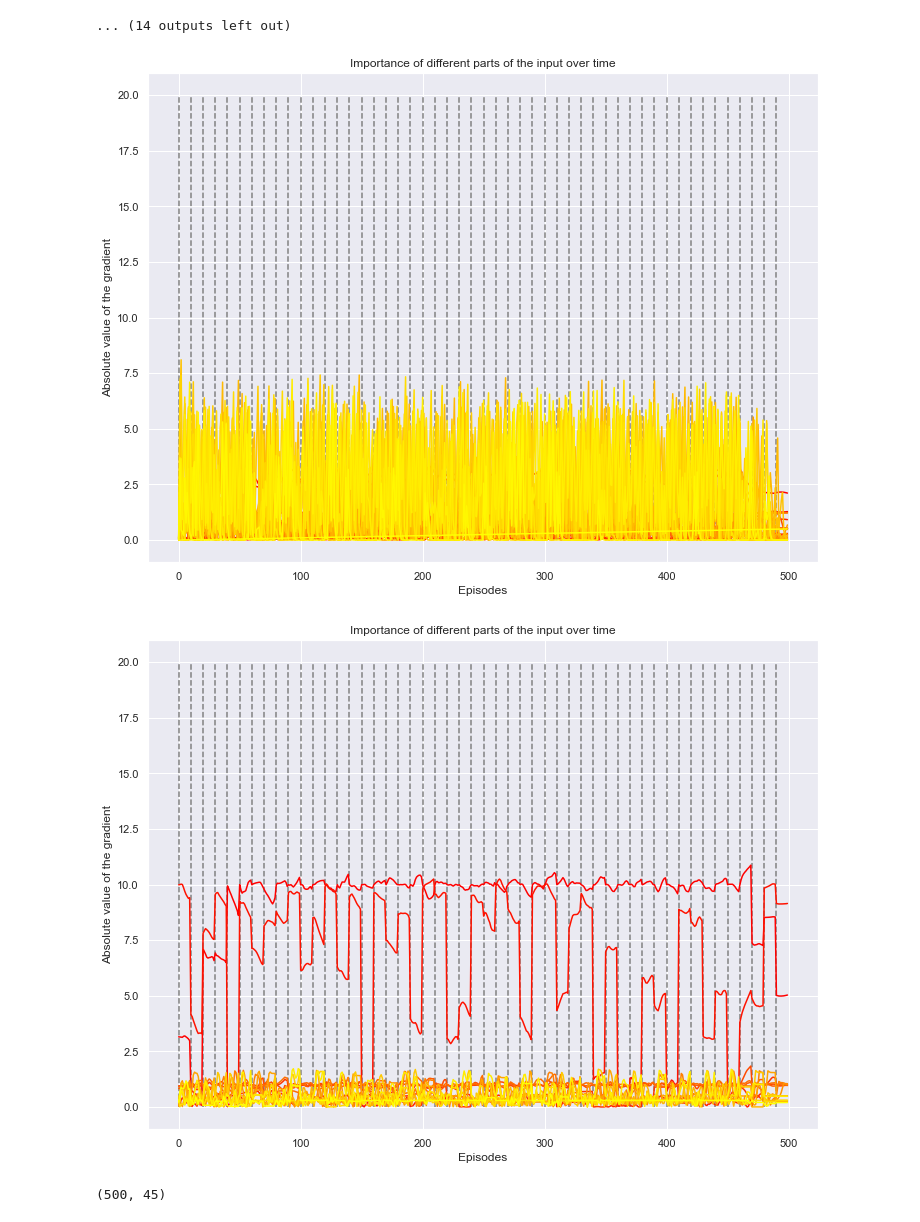
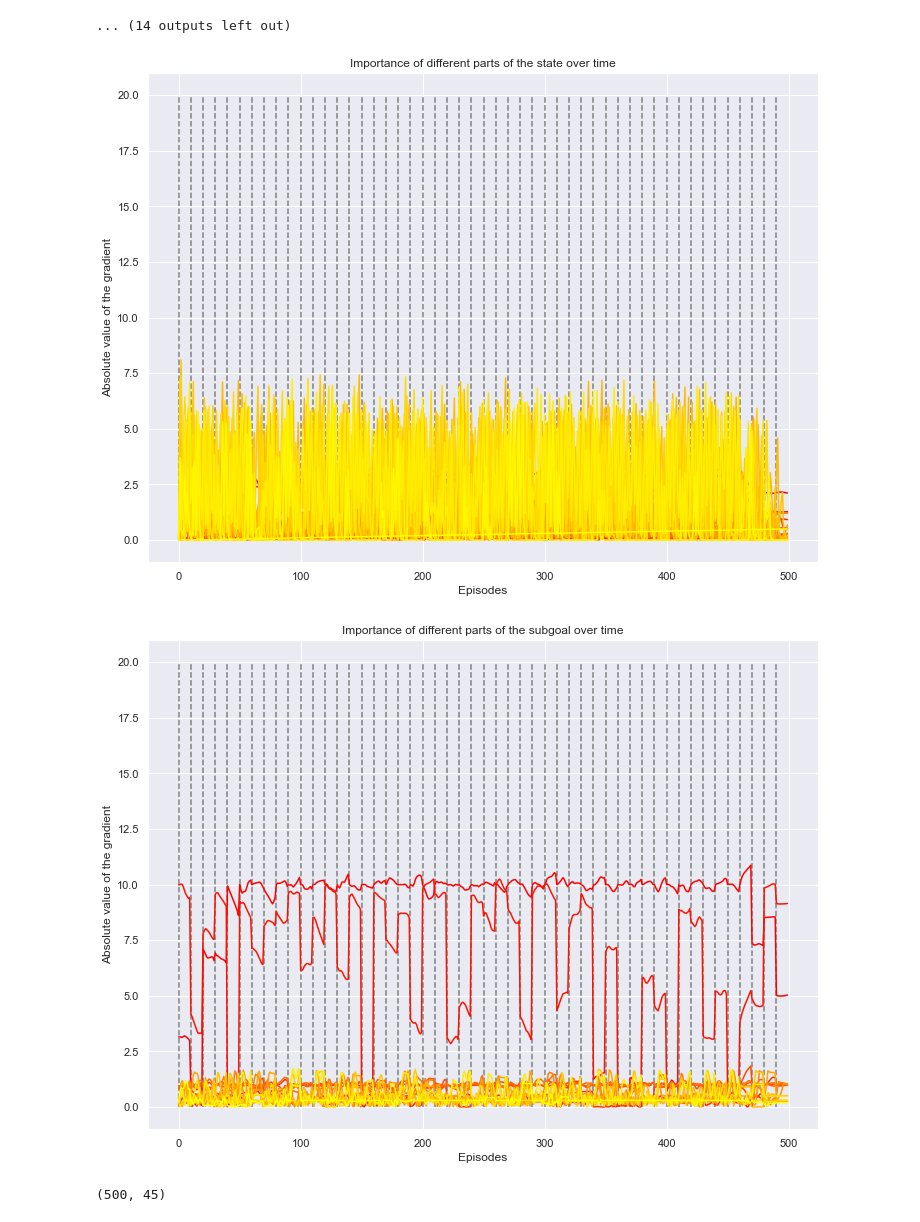
Before and after one commit to bonaert/explainable_rl, a Jupyter notebook: data-efficient-hrl/saliency.ipynb, the cells around one changed output. Saved outputs shown, nothing was run; the diff lists cells and outputs as text; code cells hidden in the pictures.

```diff
--- a/data-efficient-hrl/saliency.ipynb
+++ b/data-efficient-hrl/saliency.ipynb
@@ -102,36 +102,36 @@ labels = ["State: %d" % i for i in range(30)] + ["Subgoal: %d" % i for i in rang
 
 color_states = cm.autumn(np.linspace(0,1,30))
 color_subgoals = cm.autumn(np.linspace(0,1,15))
 
 # Figure over state
 
 plt.figure(figsize=(12, 9))
 for c, i in zip(color_states, range(30)):
     plt.plot(x, grads[:, i], color=c)
 
 for i in range(0, step_count, args.manager_propose_freq):
     plt.vlines(i, ymin=0, ymax=20, linestyles='dashed', color="grey")
 
 
-plt.title("Importance of different parts of the input over time")
+plt.title("Importance of different parts of the state over time")
 plt.xlabel("Episodes")
 plt.ylabel("Absolute value of the gradient");
 
 # Figure over subgoal
 
 plt.figure(figsize=(12, 9))
 for c, i in zip(color_subgoals, range(15)):
     plt.plot(x, grads[:, i + 30], color=c)
 
 for i in range(0, step_count, args.manager_propose_freq):
     plt.vlines(i, ymin=0, ymax=20, linestyles='dashed', color="grey")
 
-plt.title("Importance of different parts of the input over time")
+plt.title("Importance of different parts of the subgoal over time")
 plt.xlabel("Episodes")
 plt.ylabel("Absolute value of the gradient");
 # %% [output]
 [figure]
-[figure, old version]
+[figure, new version]
 # %%
 grads.shape
 # %% [output]
```
